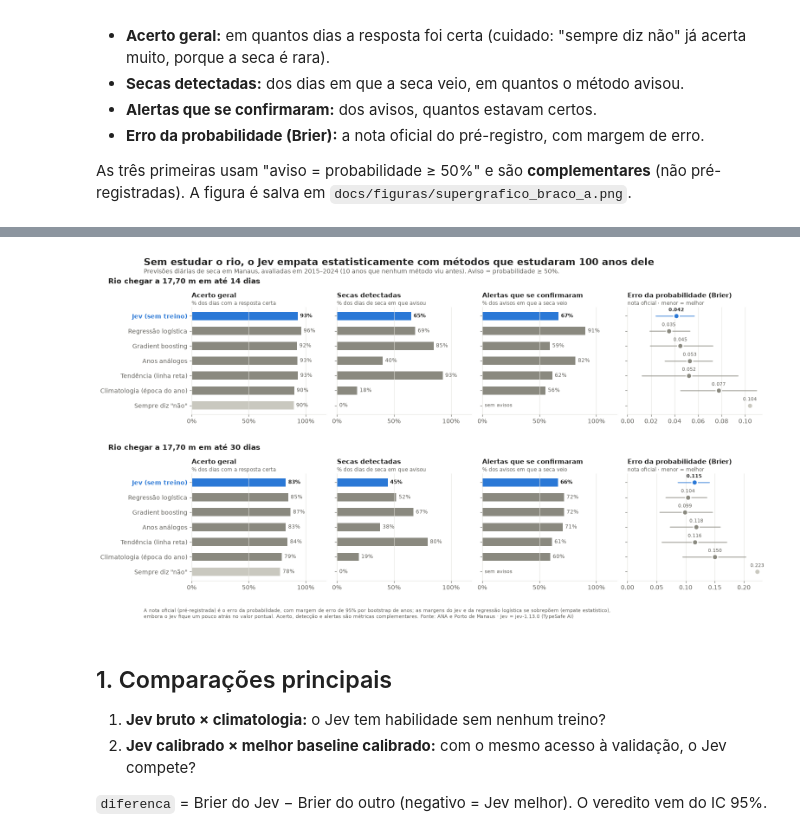
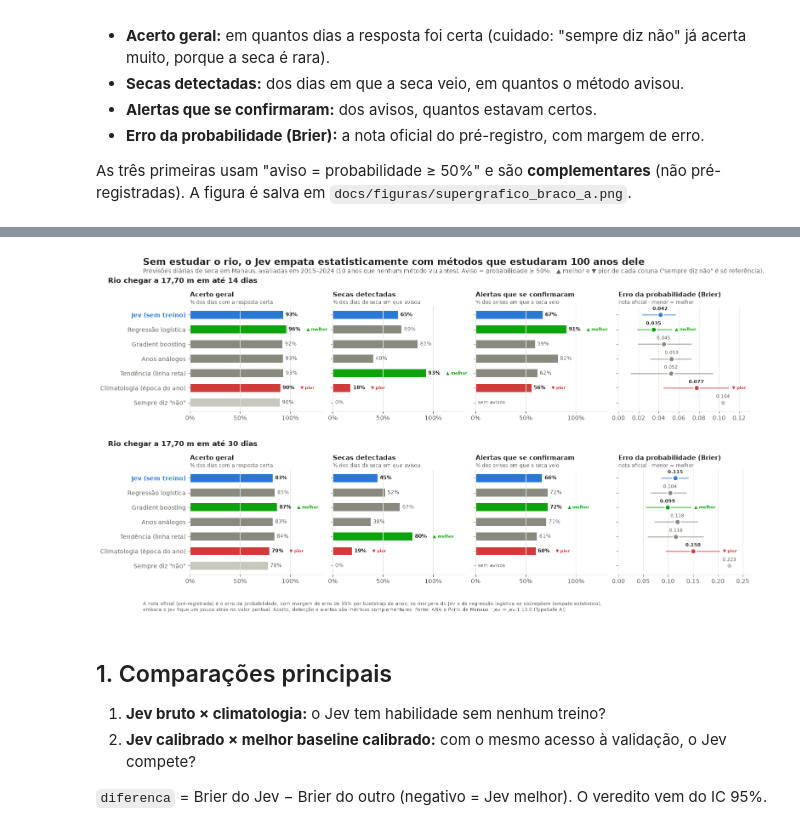
Before and after one commit to DouglasSM747/SupplyRisk, a Jupyter notebook: notebooks/02_resultados_braco_a.ipynb, the cells around one changed output, grey strips where cells are left out. Drawn from its saved outputs; the diff is of its cells as text; code cells hidden in the pictures.

Commit message:
Supergráfico: destaca melhor e pior de cada coluna

```diff
--- a/notebooks/02_resultados_braco_a.ipynb
+++ b/notebooks/02_resultados_braco_a.ipynb
@@ -169,35 +169,64 @@ subtitulo = {
 tarefas = [(1770, 14), (1770, 30)]
 fig, eixos = plt.subplots(2, 4, figsize=(17, 8.2), sharey=True, gridspec_kw={"wspace": 0.08, "hspace": 0.55})
 tabela_super = []
+VERDE, VERMELHO = "#0ca30c", "#d03b3b"  # paleta de status: sempre com ícone + rótulo
+
+
+def melhor_e_pior(resultados, chave):
+    """Índices do melhor e do pior método numa coluna. "Sempre diz não" é só referência: fica de fora."""
+    candidatos = {i: r[chave] for i, (coluna, r, _) in enumerate(resultados)
+                  if coluna is not None and not np.isnan(r[chave])}
+    menor_e_melhor = chave.startswith("Erro")
+    melhor = (min if menor_e_melhor else max)(candidatos, key=candidatos.get)
+    pior = (max if menor_e_melhor else min)(candidatos, key=candidatos.get)
+    return melhor, pior
+
+
 for linha_eixos, (limiar, h) in zip(eixos, tarefas):
     g = previsoes[(previsoes["limiar_cm"] == limiar) & (previsoes["horizonte_dias"] == h)]
-    for i, (nome, coluna) in enumerate(METODOS.items()):
-        valores, (lo, hi) = numeros(g, coluna)
+    resultados = []
+    for nome, coluna in METODOS.items():
+        valores, ic = numeros(g, coluna)
+        resultados.append((coluna, valores, ic))
         tabela_super.append({"tarefa": f"{limiar / 100:.2f} m / {h} d", "metodo": nome, **valores,
-                             "brier_ic95": (round(lo, 3), round(hi, 3))})
-        cor = AZUL if coluna == "jev__principal" else CINZA_CLARO if coluna is None else CINZA
-        for ax, chave in zip(linha_eixos, painel):
+                             "brier_ic95": (round(ic[0], 3), round(ic[1], 3))})
+
+    for ax, chave in zip(linha_eixos, painel):
+        melhor, pior = melhor_e_pior(resultados, chave)
+        for i, (coluna, valores, (lo, hi)) in enumerate(resultados):
             v = valores[chave]
             if np.isnan(v):
                 ax.annotate("sem avisos", (0, i), xytext=(4, 0), textcoords="offset points", va="center", fontsize=8, color=TINTA_2)
                 continue
+            e_jev = coluna == "jev__principal"
+            # O Jev mantém o azul (identidade); os demais ganham a cor de status quando são o melhor ou o pior.
+            cor = AZUL if e_jev else CINZA_CLARO if coluna is None else VERDE if i == melhor else VERMELHO if i == pior else CINZA
+            destaque = e_jev or i in (melhor, pior)
+            etiqueta = "  ▲ melhor" if i == melhor else "  ▼ pior" if i == pior else ""
+            cor_etiqueta = VERDE if i == melhor else VERMELHO
             if chave.startswith("Erro"):
                 if not np.isnan(lo):
                     ax.plot([lo, hi], [i, i], color=cor, lw=2, solid_capstyle="round", alpha=0.6)
                 ax.plot(v, i, "o", ms=9, color=cor, mec="white", mew=2)
-                ax.annotate(f"{v:.3f}", (v, i), xytext=(0, 8), textcoords="offset points", ha="center",
-                            fontsize=8, color=TINTA if cor == AZUL else TINTA_2, fontweight="bold" if cor == AZUL else "normal")
+                texto = ax.annotate(f"{v:.3f}", (v, i), xytext=(0, 8), textcoords="offset points", ha="center",
+                                    fontsize=8, color=TINTA if destaque else TINTA_2, fontweight="bold" if destaque else "normal")
+                if etiqueta:
+                    ax.annotate(etiqueta.strip(), (hi if not np.isnan(hi) else v, i), xytext=(6, 0), textcoords="offset points",
+                                va="center", fontsize=7.5, color=cor_etiqueta, fontweight="bold")
             else:
                 ax.barh(i, v, height=0.55, color=cor)
                 ax.annotate(f"{v:.0%}", (v, i), xytext=(4, 0), textcoords="offset points", va="center",
-                            fontsize=8.5, color=TINTA if cor == AZUL else TINTA_2, fontweight="bold" if cor == AZUL else "normal")
+                            fontsize=8.5, color=TINTA if destaque else TINTA_2, fontweight="bold" if destaque else "normal")
+                if etiqueta:
+                    ax.annotate(etiqueta, (v, i), xytext=(30, 0), textcoords="offset points", va="center",
+                                fontsize=7.5, color=cor_etiqueta, fontweight="bold")
     for j, (ax, chave) in enumerate(zip(linha_eixos, painel)):
         ax.set_title(chave, pad=16, fontsize=10.5, loc="left", color=TINTA, fontweight="bold")
         ax.text(0, 1.02, subtitulo[chave], transform=ax.transAxes, fontsize=8.5, color=TINTA_2)
         if chave.startswith("Erro"):
-            ax.set_xlim(0, None)
+            ax.set_xlim(0, ax.get_xlim()[1] * 1.15)
         else:
-            ax.set_xlim(0, 1.18)
+            ax.set_xlim(0, 1.32)
             ax.set_xticks([0, 0.5, 1], ["0%", "50%", "100%"])
         ax.grid(axis="y", visible=False)
     linha_eixos[0].set_yticks(range(len(METODOS)), list(METODOS))
@@ -207,35 +236,36 @@ for linha_eixos, (limiar, h) in zip(eixos, tarefas):
         if lbl.get_text().startswith("Jev"):
             lbl.set_color(AZUL); lbl.set_fontweight("bold")
 
 eixos[0, 0].invert_yaxis()  # uma vez só: os eixos y são compartilhados
 fig.suptitle("Sem estudar o rio, o Jev empata estatisticamente com métodos que estudaram 100 anos dele",
              x=0.06, y=1.02, ha="left", fontsize=16, fontweight="bold", color=TINTA)
 fig.text(0.06, 0.975, "Previsões diárias de seca em Manaus, avaliadas em 2015–2024 (10 anos que nenhum método viu antes). "
-         "Aviso = probabilidade ≥ 50%.", fontsize=10, color=TINTA_2)
+         "Aviso = probabilidade ≥ 50%.   ▲ melhor e ▼ pior de cada coluna (\"sempre diz não\" é só referência).",
+         fontsize=10, color=TINTA_2)
 fig.text(0.06, 0.005, "A nota oficial (pré-registrada) é o erro da probabilidade, com margem de erro de 95% por bootstrap de anos; "
          "as margens do Jev e da regressão logística se sobrepõem (empate estatístico),\nembora o Jev fique um pouco atrás no valor pontual. Acerto, detecção e alertas são métricas complementares. "
          "Fonte: ANA e Porto de Manaus · Jev = jev-1.13.0 (TypeSafe AI)",
          fontsize=8, color=TINTA_2)
 Path("../docs/figuras").mkdir(parents=True, exist_ok=True)
 fig.savefig("../docs/figuras/supergrafico_braco_a.png", dpi=200, bbox_inches="tight", facecolor="white")
 pd.DataFrame(tabela_super).round(3)
 # %% [output]
 |  | tarefa | metodo | Acerto geral | Secas detectadas | Alertas que se confirmaram | Erro da probabilidade (Brier) | ... |
 | 0 | 17.70 m / 14 d | Jev (sem treino) | 0.930 | 0.652 | 0.670 | 0.042 | ... |
 | 1 | 17.70 m / 14 d | Regressão logística | 0.960 | 0.688 | 0.906 | 0.035 | ... |
 | 2 | 17.70 m / 14 d | Gradient boosting | 0.924 | 0.848 | 0.594 | 0.045 | ... |
 | 3 | 17.70 m / 14 d | Anos análogos | 0.929 | 0.402 | 0.818 | 0.053 | ... |
 | 4 | 17.70 m / 14 d | Tendência (linha reta) | 0.932 | 0.929 | 0.615 | 0.052 | ... |
 | 5 | 17.70 m / 14 d | Climatologia (época do ano) | 0.900 | 0.179 | 0.556 | 0.077 | ... |
 | 6 | 17.70 m / 14 d | Sempre diz "não" | 0.896 | 0.000 | NaN | 0.104 | ... |
 | 7 | 17.70 m / 30 d | Jev (sem treino) | 0.826 | 0.446 | 0.665 | 0.115 | ... |
 | 8 | 17.70 m / 30 d | Regressão logística | 0.848 | 0.521 | 0.718 | 0.104 | ... |
 | 9 | 17.70 m / 30 d | Gradient boosting | 0.868 | 0.671 | 0.719 | 0.099 | ... |
 | 10 | 17.70 m / 30 d | Anos análogos | 0.826 | 0.379 | 0.705 | 0.118 | ... |
 | 11 | 17.70 m / 30 d | Tendência (linha reta) | 0.842 | 0.796 | 0.612 | 0.116 | ... |
 | 12 | 17.70 m / 30 d | Climatologia (época do ano) | 0.791 | 0.192 | 0.597 | 0.150 | ... |
 | 13 | 17.70 m / 30 d | Sempre diz "não" | 0.777 | 0.000 | NaN | 0.223 | ... |
-[figure, old version]
+[figure, new version]
 # %% [markdown]
 ## 1. Comparações principais
 
```
Also changed, not shown: 1 other file.
